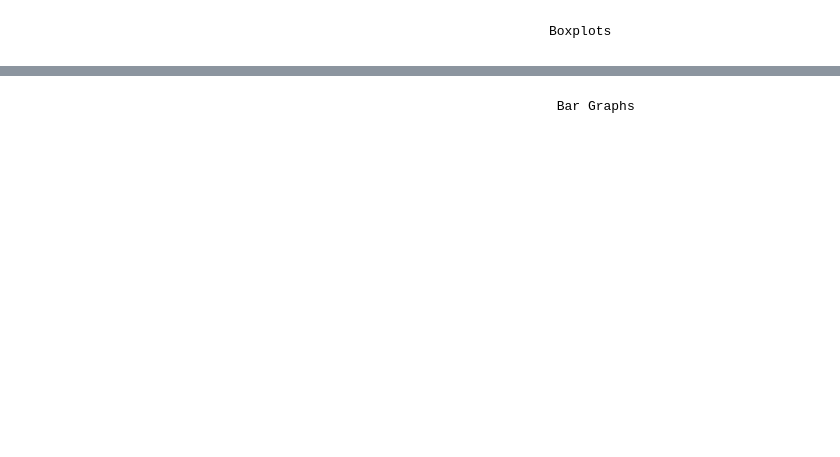
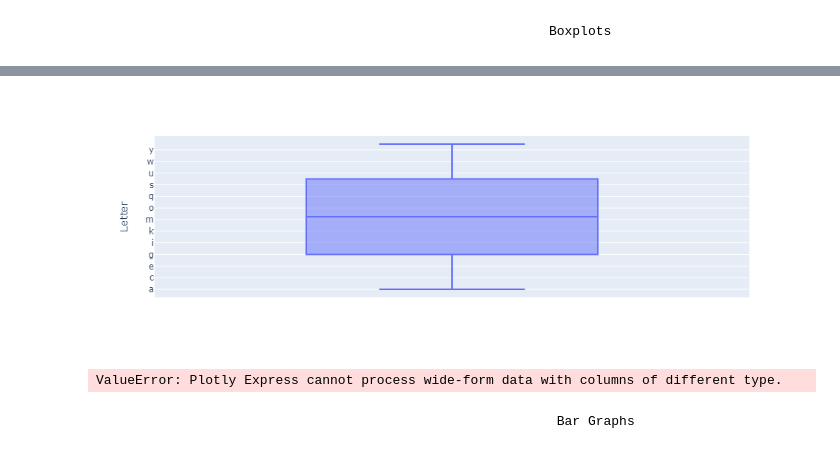
Before and after one commit to mikayla-eckelcifrese/JupyterLabRepository, a Jupyter notebook: DAT301 Project 2.ipynb, the cells around one changed output, grey strips where cells are left out. Saved outputs shown, nothing was run; the diff lists cells and outputs as text; code cells hidden in the pictures; blank space fills up the shorter version.

```diff
--- a/DAT301 Project 2.ipynb
+++ b/DAT301 Project 2.ipynb
@@ -149,22 +149,18 @@ summary_stats
 #easiest way to get stats for data grouped by letter is to make the letters index names and transpose the df.
 #When I used the groupby function instead, .describe gave weird results.
 
-make_letters_index = merged_data.copy()
-#I don't want to make the letters variables on the original df though because still I want
-#to be able to use 'Letter' as a grouping variable for graphing.  Hence, the use of the copy function
-#so that changes to make_letters_index aren't seen by merged_data
+def SummaryStatsByLetter(df):
+    df.index = ['a', 'b', 'c', 'd', 'e', 'f', 'g', 'h', 'i', 'j', 'k', 'l', 'm', 'n',
+                'o', 'p', 'q', 'r', 's', 't', 'u', 'v', 'w', 'x', 'y', 'z']
 
-make_letters_index.index = ['a', 'b', 'c', 'd', 'e', 'f', 'g',
-                     'h', 'i', 'j', 'k', 'l', 'm', 'n',
-                     'o', 'p', 'q', 'r', 's', 't', 'u',
-                     'v', 'w', 'x', 'y', 'z']
+    GroupDFByLetter = df.drop('Letter', axis = 1)
 
-#Remove 'Letter' column, as the index values now hokd that information
-GroupByLetter = make_letters_index.drop('Letter', axis = 1)
+    GroupDFByLetter = GroupDFByLetter.transpose()
 
-GroupByLetter = GroupByLetter.transpose()
+    SummaryStatsByLetter = (GroupDFByLetter.describe()).round(decimals = 4)
 
+    SummaryStatsByLetter = SummaryStatsByLetter.drop('count')
 
-SummaryStatsByLetter = (GroupByLetter.describe()).round(decimals = 2)
+    return SummaryStatsByLetter
 
-SummaryStatsByLetter
+LetterStats = pd.concat([SummaryStatsByLetter(merged_data), SummaryStatsByLetter(frequency_proportions)]
@@ -171,6 +176,16 @@ SummaryStatsByLetter
 # %% [markdown]
                                                             Boxplots
 # %%
-px.box(merged_data).show()
+merged_data.index = ['a', 'b', 'c', 'd', 'e', 'f', 'g',
+                     'h', 'i', 'j', 'k', 'l', 'm', 'n',
+                     'o', 'p', 'q', 'r', 's', 't', 'u',
+                     'v', 'w', 'x', 'y', 'z']
+
+
+
+px.box(merged_data.drop('Letter', axis = 1)).show()
+
+px.box().show()
 
 px.box(GroupByLetter).show()
+# %% [output]
@@ -177,3 +193,5 @@ px.box(GroupByLetter).show()
+[figure, added]
+ValueError: Plotly Express cannot process wide-form data with columns of different type.
 # %% [markdown]
                                                              Bar Graphs
 # %%
```
Also changed, not shown: parts of 2 cells of this notebook.
